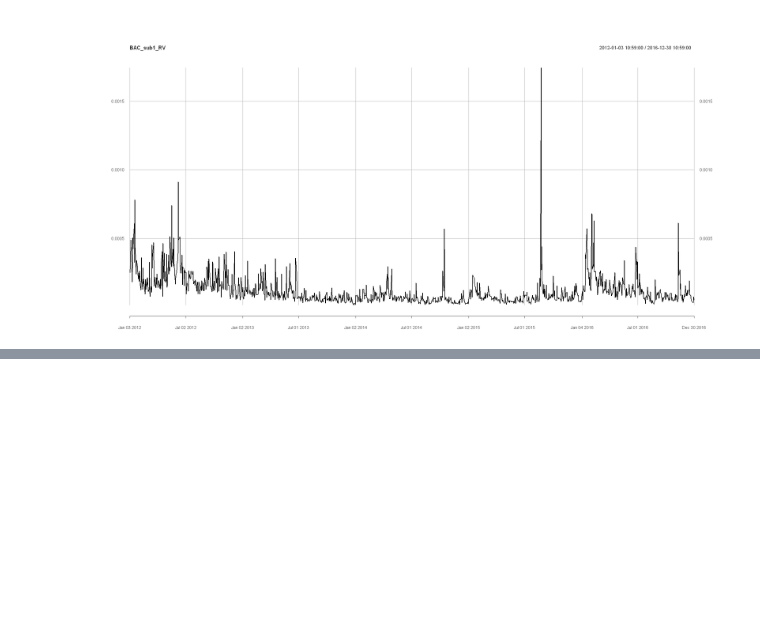
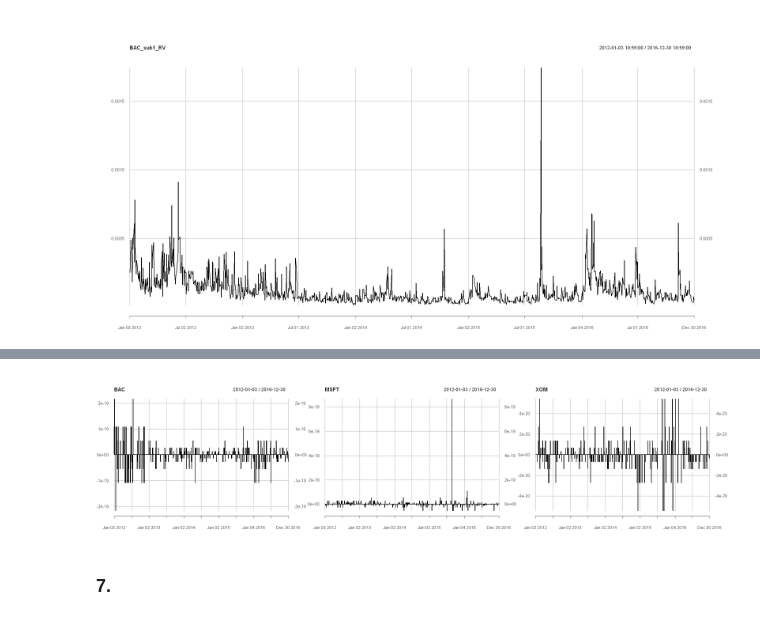
Before and after one commit to JanK0095/Financial-Econometrics-Course-Projects, a Jupyter notebook: HW3/FE1_HW3_Kubal_Mattanelli.ipynb, the cells around one changed output, grey strips where cells are left out. Saved outputs shown, nothing was run; the diff lists cells and outputs as text; code cells hidden in the pictures; blank space fills up the shorter version.

```diff
--- a/HW3/FE1_HW3_Kubal_Mattanelli.ipynb
+++ b/HW3/FE1_HW3_Kubal_Mattanelli.ipynb
@@ -371,0 +563,10 @@ lines(BAC_sub2_RV,  col = "blue") #why lines() do not work? :(
+# %%
+#Plotting the difference
+par(mfrow = c(1, 3)) #Setting up the grid
+for (i in 1:3) { #Looping through the tickers
+    print(plot(daily_RV[[i]] - sum_intraday_RV[[i]], main = stock_names[i]))
+}
+# %% [output]
+[figure, added]
+# %% [markdown]
+### 7.
```
Also changed, not shown: parts of 29 cells of this notebook.
